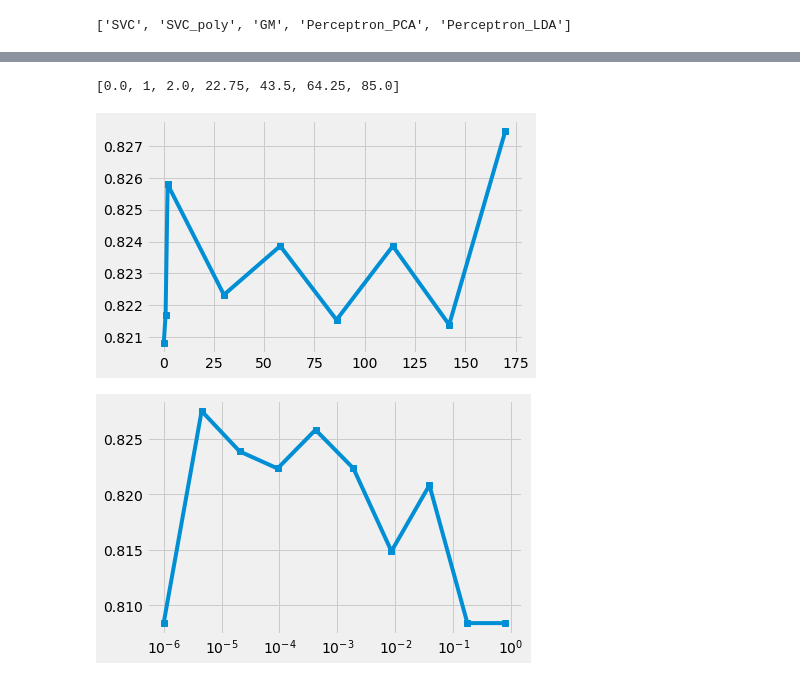
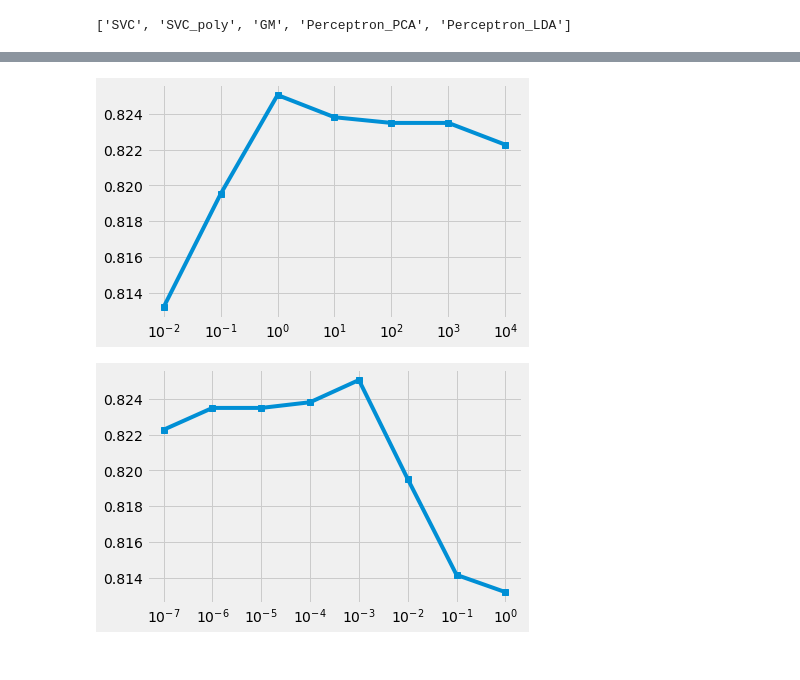
Before and after one commit to TychonautVII/heart_disease_dm, a Jupyter notebook: heart_disease/playground.ipynb, the cells around one changed output, grey strips where cells are left out. Saved outputs shown, nothing was run; the diff lists cells and outputs as text; code cells hidden in the pictures.

Commit message:
paramater search complete

```diff
--- a/heart_disease/playground.ipynb
+++ b/heart_disease/playground.ipynb
@@ -164,3 +164,8 @@ plt.show()
 # %%
+mod_df = cp(summary_df)
+mod_df['kernal'] = mod_df['params'].apply(lambda x: x.get('classifier__kernel',np.nan))
+mod_df['C'] = mod_df['params'].apply(lambda x: x.get('classifier__C',np.nan))
+mod_df['gamma'] = mod_df['params'].apply(lambda x: x.get('classifier__gamma',np.nan))
+
 c_curve = mod_df.groupby('C').agg({'sigma_low_test_score':np.max}).reset_index()
 gamma_curve = mod_df.groupby('gamma').agg({'sigma_low_test_score':np.max}).reset_index()
@@ -180,14 +172,10 @@ gamma_curve = mod_df.groupby('gamma').agg({'sigma_low_test_score':np.max}).reset
-# %%
-[0.0, 1] + list(np.linspace(2, 85, 5))
-# %% [output]
-[0.0, 1, 2.0, 22.75, 43.5, 64.25, 85.0]
 # %%
-plt.plot(c_curve['C'],c_curve['sigma_low_test_score'],marker='s')
+plt.semilogx(c_curve['C'],c_curve['sigma_low_test_score'],marker='s')
 plt.show()
 # %% [output]
-[figure, old version]
+[figure, new version]
 # %%
 plt.semilogx(gamma_curve['gamma'],gamma_curve['sigma_low_test_score'],marker='s')
 plt.show()
 # %% [output]
-[figure, old version]
+[figure, new version]
```
Also changed, not shown: parts of 53 cells of this notebook, 4 other files.
